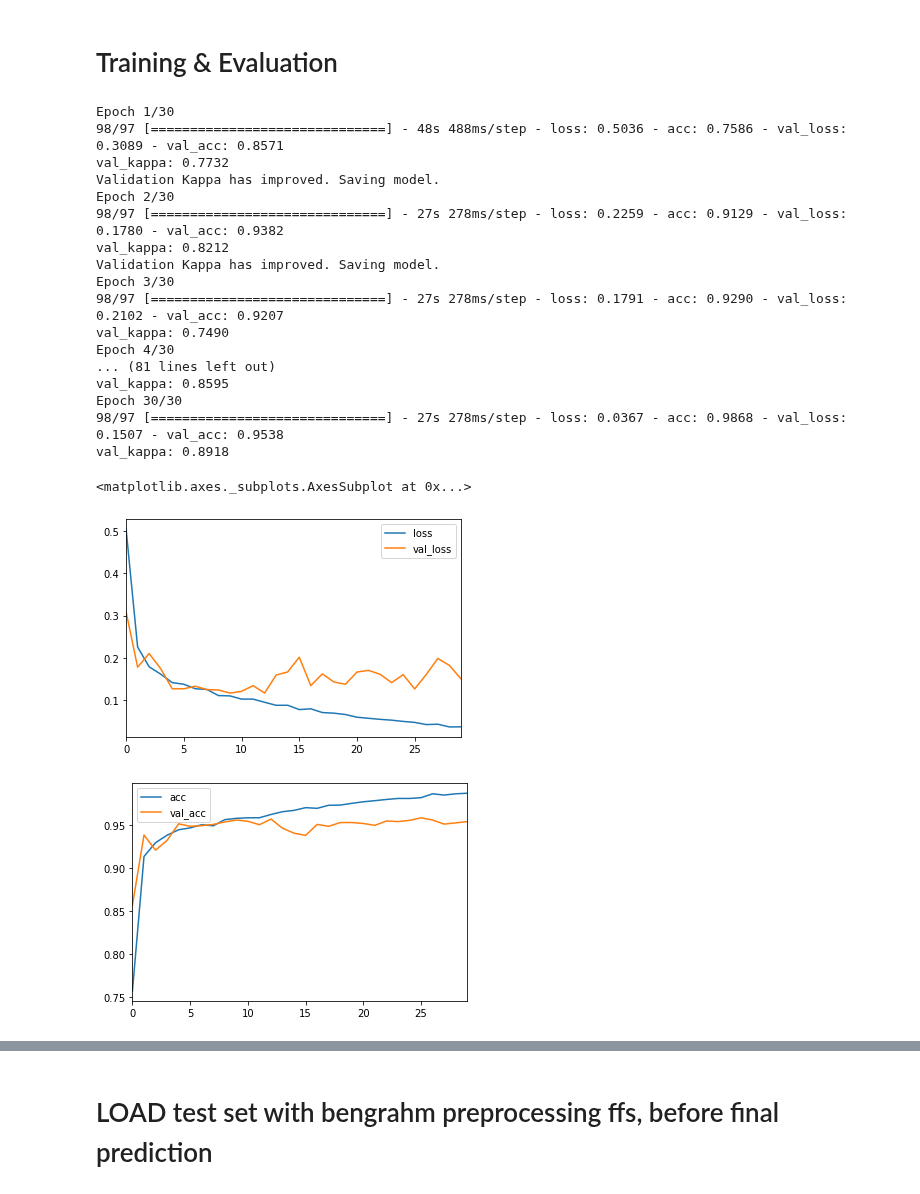
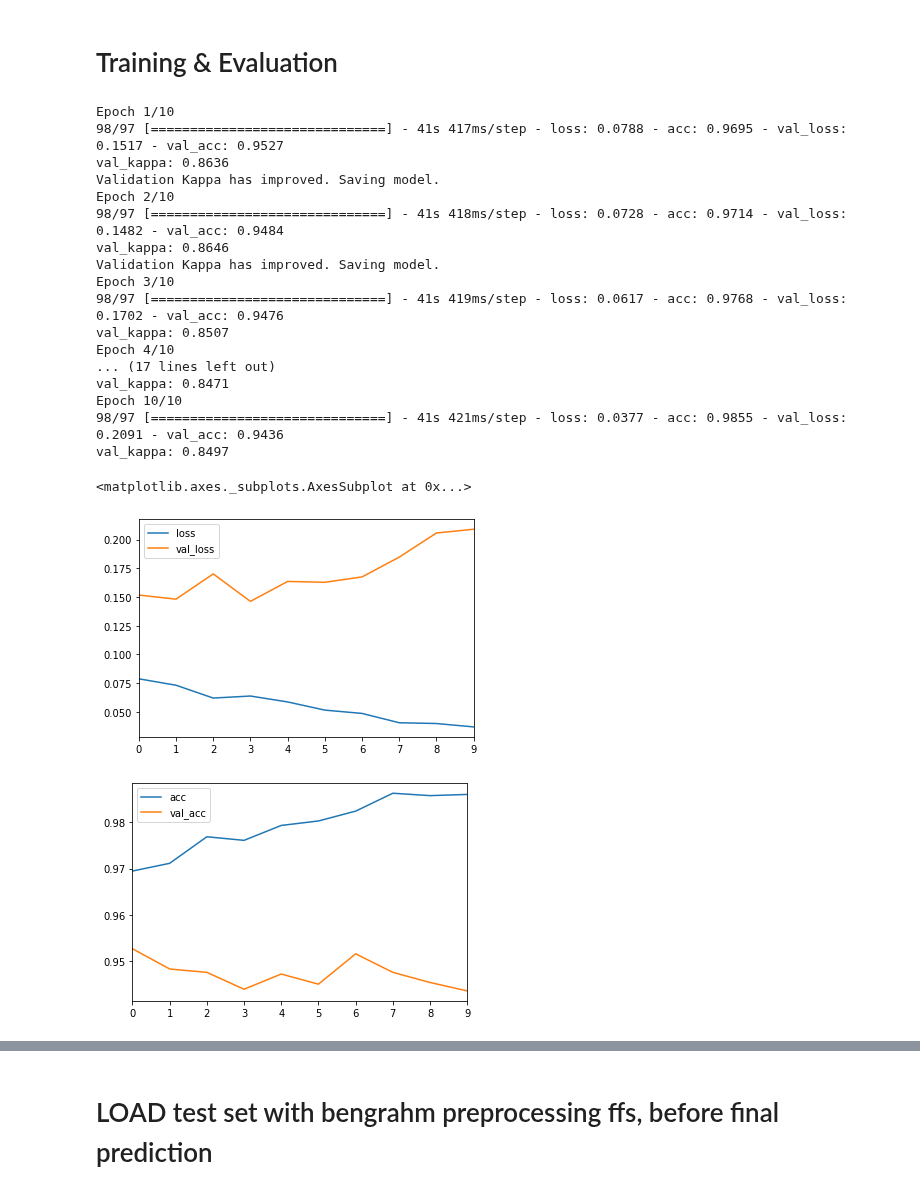
Before and after one commit to pyaf/Image-classification-pytorch, a Jupyter notebook: notebooks/APTOS 2019_ DenseNet Keras Starter.ipynb, the cells around one changed output, grey strips where cells are left out. Drawn from its saved outputs; the diff is of its cells as text; code cells hidden in the pictures.

Commit message:
Model pretraining on old dataset, tweaks

```diff
--- a/notebooks/APTOS 2019_ DenseNet Keras Starter.ipynb
+++ b/notebooks/APTOS 2019_ DenseNet Keras Starter.ipynb
@@ -266,3 +266,8 @@ class Metrics(Callback):
         return
 # %% [markdown]
 # Model: DenseNet-121
+# %%
+xception = Xception(
+    include_top=False,
+   input_shape=(224, 224, 3)
+)
@@ -274,7 +283,8 @@ densenet = DenseNet121(
 # %%
 def build_model():
     model = Sequential()
-    model.add(densenet)
+    #model.add(densenet)
+    model.add(xception)
     model.add(layers.GlobalAveragePooling2D())
     model.add(layers.Dropout(0.5))
     model.add(layers.Dense(5, activation='sigmoid'))
@@ -313,25 +328,25 @@ kappa_metrics = Metrics()
 history = model.fit_generator(
     data_generator,
     steps_per_epoch=x_train.shape[0] / BATCH_SIZE,
-    epochs=30,
+    epochs=10,
     validation_data=(x_val, y_val),
     callbacks=[kappa_metrics]
 )
 # %% [output]
-Epoch 1/30
-98/97 [==============================] - 48s 488ms/step - loss: 0.5036 - acc: 0.7586 - val_loss: 0.3089 - val_acc: 0.8571
-val_kappa: 0.7732
+Epoch 1/10
+98/97 [==============================] - 41s 417ms/step - loss: 0.0788 - acc: 0.9695 - val_loss: 0.1517 - val_acc: 0.9527
+val_kappa: 0.8636
 Validation Kappa has improved. Saving model.
-Epoch 2/30
-98/97 [==============================] - 27s 278ms/step - loss: 0.2259 - acc: 0.9129 - val_loss: 0.1780 - val_acc: 0.9382
-val_kappa: 0.8212
+Epoch 2/10
+98/97 [==============================] - 41s 418ms/step - loss: 0.0728 - acc: 0.9714 - val_loss: 0.1482 - val_acc: 0.9484
+val_kappa: 0.8646
 Validation Kappa has improved. Saving model.
-Epoch 3/30
-98/97 [==============================] - 27s 278ms/step - loss: 0.1791 - acc: 0.9290 - val_loss: 0.2102 - val_acc: 0.9207
-val_kappa: 0.7490
-Epoch 4/30
-... (81 lines left out)
-val_kappa: 0.8595
-Epoch 30/30
-98/97 [==============================] - 27s 278ms/step - loss: 0.0367 - acc: 0.9868 - val_loss: 0.1507 - val_acc: 0.9538
-val_kappa: 0.8918
+Epoch 3/10
+98/97 [==============================] - 41s 419ms/step - loss: 0.0617 - acc: 0.9768 - val_loss: 0.1702 - val_acc: 0.9476
+val_kappa: 0.8507
+Epoch 4/10
+... (17 lines left out)
+val_kappa: 0.8471
+Epoch 10/10
+98/97 [==============================] - 41s 421ms/step - loss: 0.0377 - acc: 0.9855 - val_loss: 0.2091 - val_acc: 0.9436
+val_kappa: 0.8497
@@ -338,11 +356,9 @@ val_kappa: 0.8918
 # %%
-with open('history.json', 'w') as f:
-    json.dump(history.history, f)
 
 history_df = pd.DataFrame(history.history)
 history_df[['loss', 'val_loss']].plot()
 history_df[['acc', 'val_acc']].plot()
 # %% [output]
 <matplotlib.axes._subplots.AxesSubplot at 0x...>
-[figure, old version]
+[figure, new version]
-[figure, old version]
+[figure, new version]
```
Also changed, not shown: parts of 13 cells of this notebook, 8 other files.
